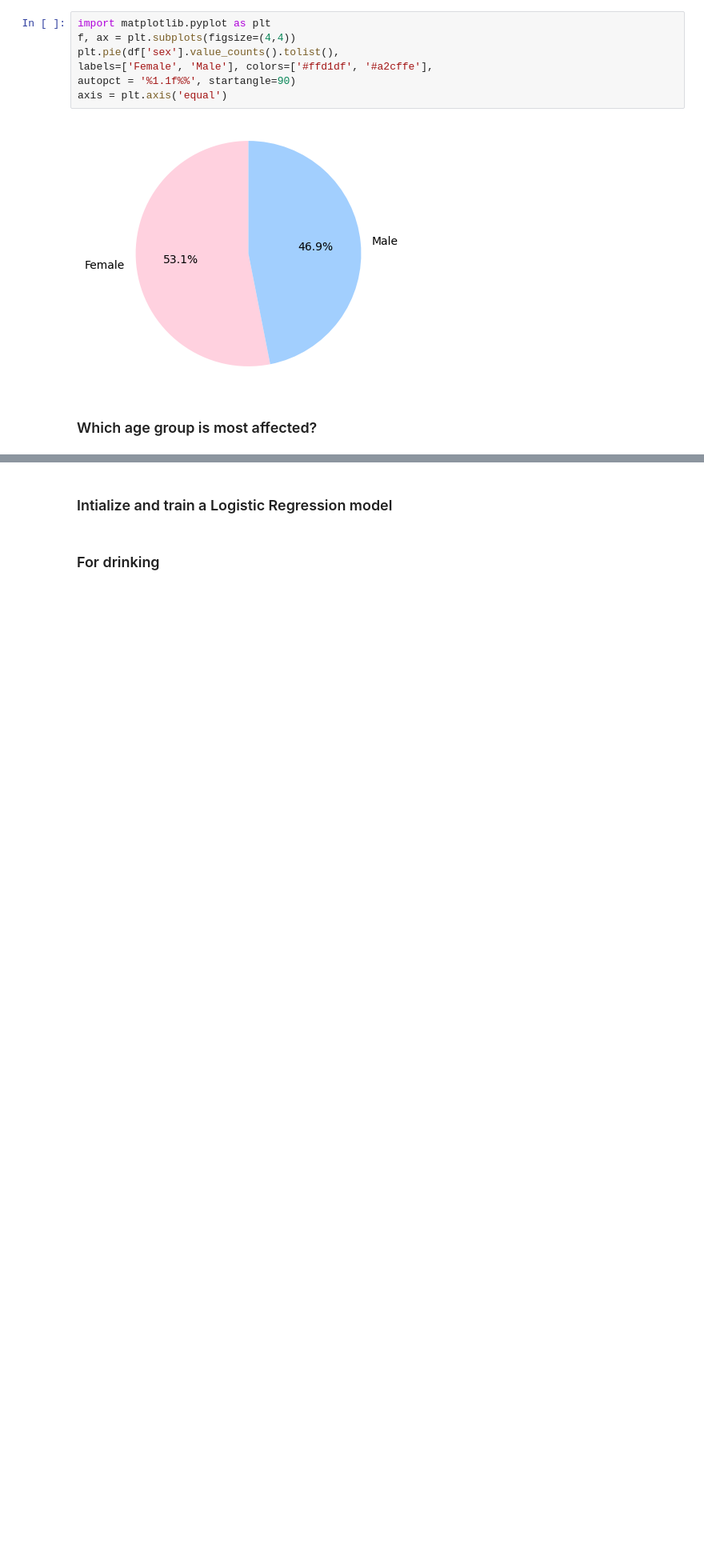
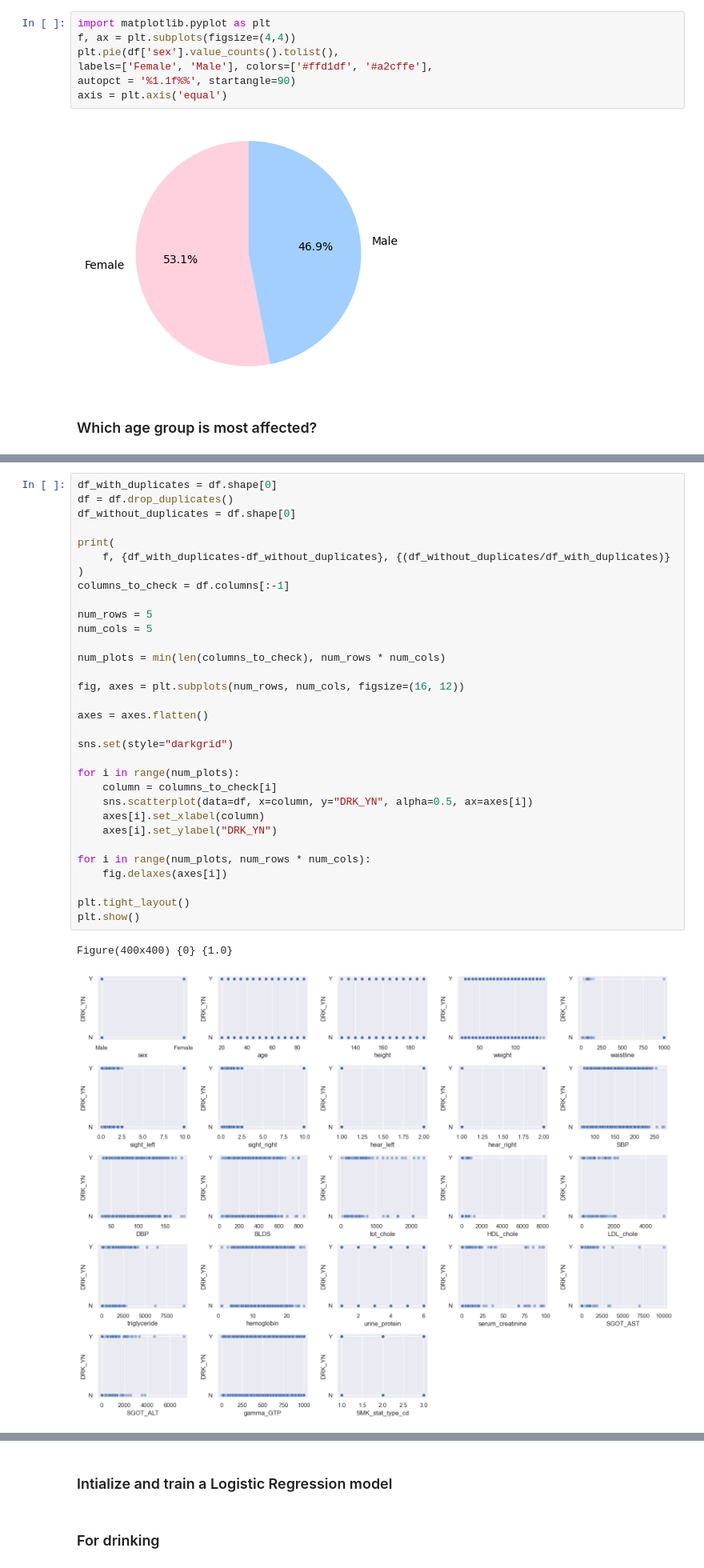
Before and after one commit to fatimahmirza/INM701Project, a Jupyter notebook: Coursework.ipynb, the cells around one changed output, grey strips where cells are left out. Shown: that part at 80% size. Saved outputs shown, nothing was run; the diff lists cells and outputs as text; blank space fills up the shorter version.

```diff
--- a/Coursework.ipynb
+++ b/Coursework.ipynb
@@ -173,0 +179,35 @@ https://gist.github.com/mwaskom/de44147ed2974457ad6372750bbe5751
+# %%
+df_with_duplicates = df.shape[0]
+df = df.drop_duplicates()
+df_without_duplicates = df.shape[0]
+
+print(
+    f, {df_with_duplicates-df_without_duplicates}, {(df_without_duplicates/df_with_duplicates)}
+)
+columns_to_check = df.columns[:-1]
+
+num_rows = 5
+num_cols = 5
+
+num_plots = min(len(columns_to_check), num_rows * num_cols)
+
+fig, axes = plt.subplots(num_rows, num_cols, figsize=(16, 12))
+
+axes = axes.flatten()
+
+sns.set(style="darkgrid")
+
+for i in range(num_plots):
+    column = columns_to_check[i]
+    sns.scatterplot(data=df, x=column, y="DRK_YN", alpha=0.5, ax=axes[i])
+    axes[i].set_xlabel(column)
+    axes[i].set_ylabel("DRK_YN")
+
+for i in range(num_plots, num_rows * num_cols):
+    fig.delaxes(axes[i])
+
+plt.tight_layout()
+plt.show()
+# %% [output]
+Figure(400x400) {0} {1.0}
+[figure, added]
```
Also changed, not shown: parts of 5 cells of this notebook.
